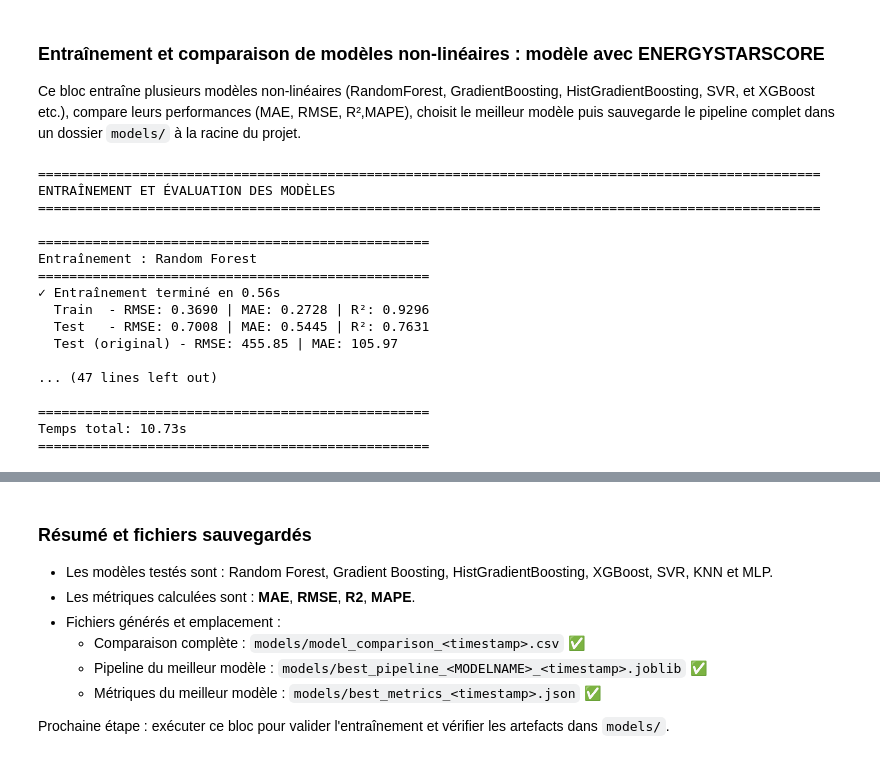
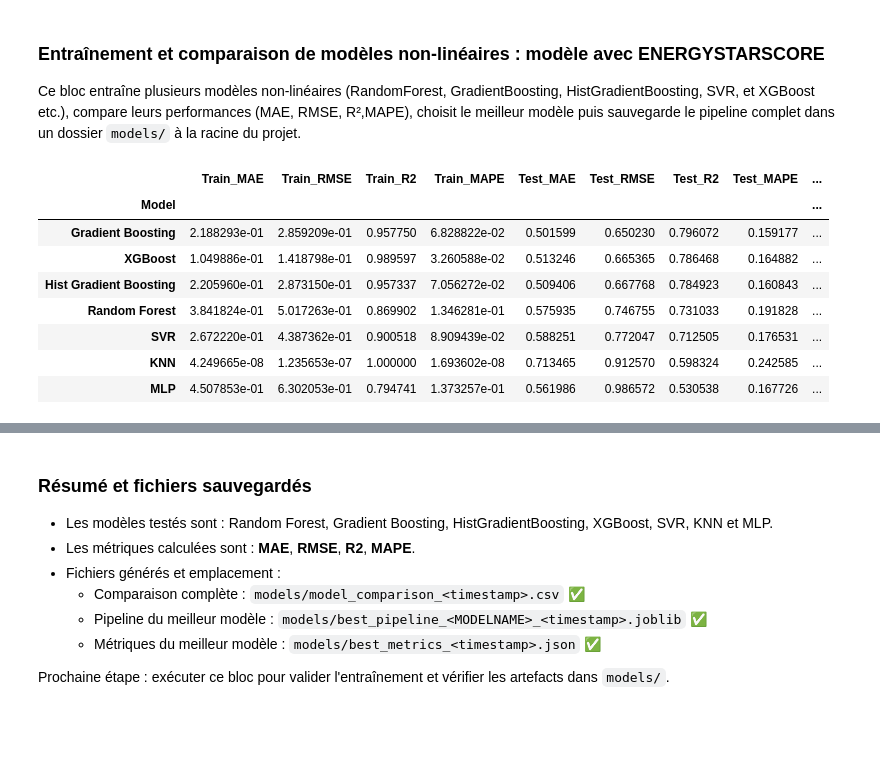
Before and after one commit to Ben10-som/ML-prediction-CO2, a Jupyter notebook: notebooks/06_modeling_pipeline.ipynb, the cells around one changed output, grey strips where cells are left out. Drawn from its saved outputs; the diff is of its cells as text; code cells hidden in the pictures; blank space fills up the shorter version.

```diff
--- a/notebooks/06_modeling_pipeline.ipynb
+++ b/notebooks/06_modeling_pipeline.ipynb
@@ -514,11 +579,8 @@ models = {
     )
 }
 # %%
-
-# Entraînement et évaluation des modèles
-print("=" * 20)
-print("ENTRAÎNEMENT ET ÉVALUATION DES MODÈLES")
-print("=" * 20)
+from sklearn.pipeline import Pipeline
+import pandas as pd
 
 results = []
 trained_models = {}
@@ -526,10 +588,6 @@ start_time = time.time()
 
 for model_name, model in models.items():
     try:
-        print(f"\n{'=' * 50}")
-        print(f"Entraînement : {model_name}")
-        print(f"{'=' * 50}")
-
         # Créer le pipeline complet
         ml_pipeline = Pipeline([
             ("preprocessor", preprocessor),
@@ -560,57 +618,66 @@ for model_name, model in models.items():
         # Convertir les prédictions en espace original
         y_test_pred_original = np.expm1(y_test_pred)
         y_test_original = np.expm1(y_test)
         test_mae_original = mean_absolute_error(y_test_original, y_test_pred_original)
         test_rmse_original = np.sqrt(mean_squared_error(y_test_original, y_test_pred_original))
 
+        # Calcul de l'overfitting
+        overfitting_r2 = train_r2 - test_r2
+        overfitting_rmse = test_rmse - train_rmse
+
         results.append({
             'Model': model_name,
             'Train_MAE': train_mae,
             'Train_RMSE': train_rmse,
             'Train_R2': train_r2,
             'Train_MAPE': train_mape,
             'Test_MAE': test_mae,
             'Test_RMSE': test_rmse,
             'Test_R2': test_r2,
             'Test_MAPE': test_mape,
             'Test_MAE_Original': test_mae_original,
             'Test_RMSE_Original': test_rmse_original,
+            'Overfitting_R2': overfitting_r2,
+            'Overfitting_RMSE': overfitting_rmse,
             'Train_Time_s': train_time
         })
 
         trained_models[model_name] = ml_pipeline
 
-        print(f" Entraînement terminé en {train_time:.2f}s")
-        print(f" Train  - RMSE: {train_rmse:.4f} | MAE: {train_mae:.4f} | R²: {train_r2:.4f}")
-        print(f" Test   - RMSE: {test_rmse:.4f} | MAE: {test_mae:.4f} | R²: {test_r2:.4f}")
-        print(f" Test (original) - RMSE: {test_rmse_original:.2f} | MAE: {test_mae_original:.2f}")
-
     except Exception as e:
-        print(f" Erreur lors de l'entraînement de {model_name}: {str(e)}")
         results.append({
             'Model': model_name,
+            'Train_MAE': np.nan,
+            'Train_RMSE': np.nan,
+            'Train_R2': np.nan,
+            'Train_MAPE': np.nan,
+            'Test_MAE': np.nan,
+            'Test_RMSE': np.nan,
+            'Test_R2': np.nan,
+            'Test_MAPE': np.nan,
+            'Test_MAE_Original': np.nan,
+            'Test_RMSE_Original': np.nan,
+            'Overfitting_R2': np.nan,
+            'Overfitting_RMSE': np.nan,
+            'Train_Time_s': np.nan,
             'Error': str(e)
         })
 
-total_time = time.time() - start_time
-print(f"\n{'=' * 50}")
-print(f"Temps total: {total_time:.2f}s")
-print(f"{'=' * 50}")
+# Créer le DataFrame des résultats
+results_df = pd.DataFrame(results).set_index('Model')
+
+# Trier par Test_R2
+results_df = results_df.sort_values('Test_R2', ascending=False)
+
+# Afficher
+results_df
 # %% [output]
-====================================================================================================
-ENTRAÎNEMENT ET ÉVALUATION DES MODÈLES
-====================================================================================================
-
-==================================================
-Entraînement : Random Forest
-==================================================
-✓ Entraînement terminé en 0.56s
-  Train  - RMSE: 0.3690 | MAE: 0.2728 | R²: 0.9296
-  Test   - RMSE: 0.7008 | MAE: 0.5445 | R²: 0.7631
-  Test (original) - RMSE: 455.85 | MAE: 105.97
-
-... (47 lines left out)
-
-==================================================
-Temps total: 10.73s
-==================================================
+|  | Train_MAE | Train_RMSE | Train_R2 | Train_MAPE | Test_MAE | Test_RMSE | Test_R2 | Test_MAPE | ... |
+| Model |  |  |  |  |  |  |  |  | ... |
+| Gradient Boosting | 2.188293e-01 | 2.859209e-01 | 0.957750 | 6.828822e-02 | 0.501599 | 0.650230 | 0.796072 | 0.159177 | ... |
+| XGBoost | 1.049886e-01 | 1.418798e-01 | 0.989597 | 3.260588e-02 | 0.513246 | 0.665365 | 0.786468 | 0.164882 | ... |
+| Hist Gradient Boosting | 2.205960e-01 | 2.873150e-01 | 0.957337 | 7.056272e-02 | 0.509406 | 0.667768 | 0.784923 | 0.160843 | ... |
+| Random Forest | 3.841824e-01 | 5.017263e-01 | 0.869902 | 1.346281e-01 | 0.575935 | 0.746755 | 0.731033 | 0.191828 | ... |
+| SVR | 2.672220e-01 | 4.387362e-01 | 0.900518 | 8.909439e-02 | 0.588251 | 0.772047 | 0.712505 | 0.176531 | ... |
+| KNN | 4.249665e-08 | 1.235653e-07 | 1.000000 | 1.693602e-08 | 0.713465 | 0.912570 | 0.598324 | 0.242585 | ... |
+| MLP | 4.507853e-01 | 6.302053e-01 | 0.794741 | 1.373257e-01 | 0.561986 | 0.986572 | 0.530538 | 0.167726 | ... |
```
Also changed, not shown: parts of 15 cells of this notebook, 10 other files.
